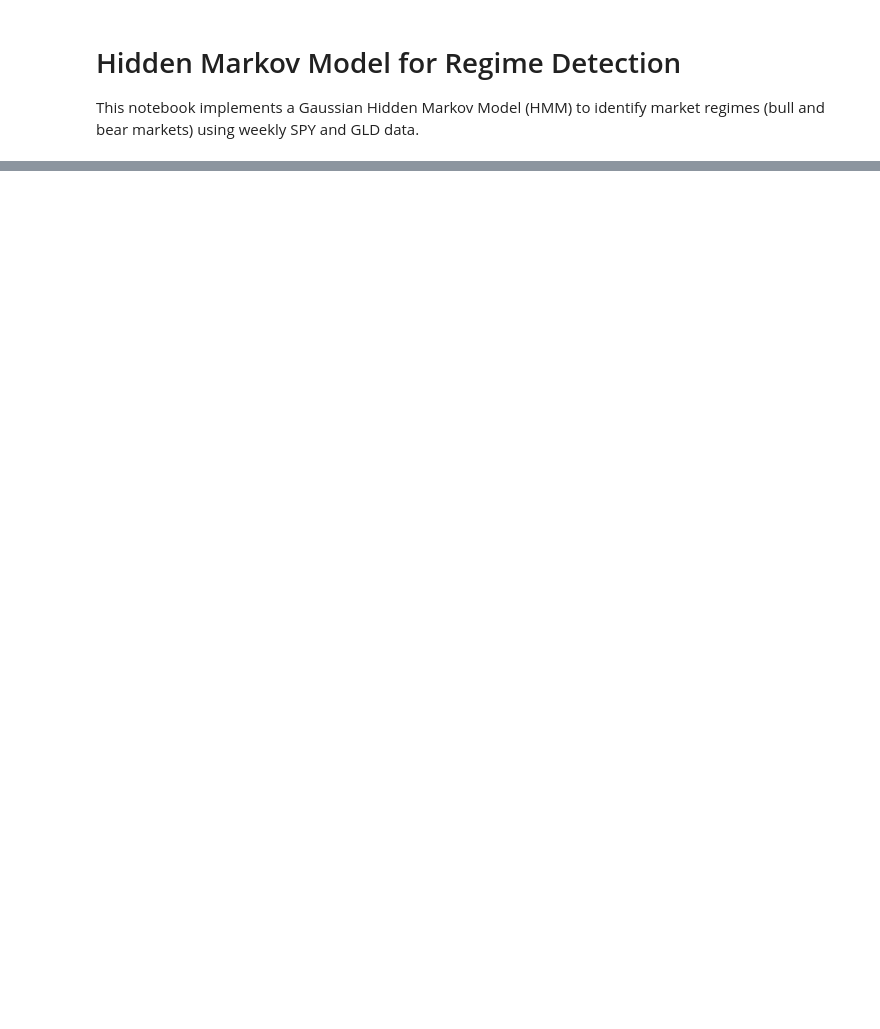
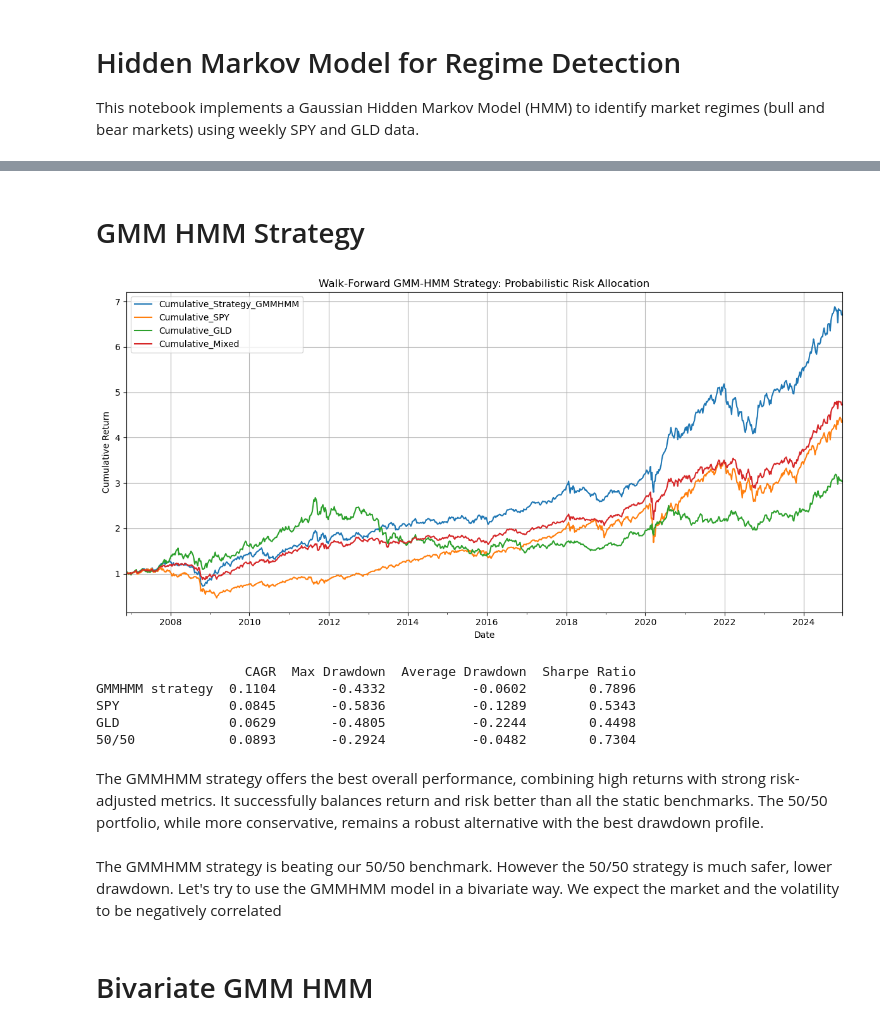
Before and after one commit to tommasoravasio/HMM-SPY-GLD-Strategy, a Jupyter notebook: hmm_strategy.ipynb, the cells around one changed output, grey strips where cells are left out. Cells and saved outputs as stored; diff of their text form; code cells hidden in the pictures; blank space fills up the shorter version.

Commit message:
implemented biv GMM HMM, adjusted the notebook and commented the process

```diff
--- a/hmm_strategy.ipynb
+++ b/hmm_strategy.ipynb
@@ -301,0 +252,2 @@ GLD              0.1045       -0.5461           -0.0999        0.6316
+# %% [markdown]
+# GMM HMM Strategy
@@ -301,0 +296,41 @@ GLD              0.1045       -0.5461           -0.0999        0.6316
+# %%
+strategy_df_gmm = pd.DataFrame(strategy_returns_GMMHMM, columns=[ 'Date', 'Strategy_Return_GMMHMM', 'SPY_Return', 'GLD_Return', 'GLD_Weight'])
+strategy_df_gmm.set_index( 'Date', inplace=True)
+strategy_df_gmm['Cumulative_Strategy_GMMHMM'] = (1+strategy_df_gmm['Strategy_Return_GMMHMM']).cumprod()
+strategy_df_gmm['Cumulative_SPY'] = (1 + strategy_df_gmm ['SPY_Return']).cumprod()
+strategy_df_gmm['Cumulative_GLD'] = (1 + strategy_df_gmm ['GLD_Return']).cumprod()
+strategy_df_gmm['Mixed_Returns'] = np.log( 0.5 * np.exp(strategy_df_gmm['SPY_Return']) + 0.5 * np.exp(strategy_df_gmm['GLD_Return']) )
+strategy_df_gmm['Cumulative_Mixed'] = (1+strategy_df_gmm['Mixed_Returns']).cumprod()
+# %%
+strategy_df_gmm[['Cumulative_Strategy_GMMHMM', 'Cumulative_SPY','Cumulative_GLD','Cumulative_Mixed']].plot(figsize=(12, 6))
+plt.title("Walk-Forward GMM-HMM Strategy: Probabilistic Risk Allocation")
+plt.ylabel("Cumulative Return")
+plt.grid(True)
+plt.tight_layout()
+plt.show()
+# %% [output]
+[figure, added]
+# %%
+stats_strategy_gmm = compute_stats(strategy_df_gmm['Strategy_Return_GMMHMM'], freq='W')
+stats_spy = compute_stats(strategy_df_gmm['SPY_Return'], freq='W')
+stats_gld = compute_stats(strategy_df_gmm['GLD_Return'],freq='W' )
+stats_mixed = compute_stats(strategy_df_gmm['Mixed_Returns'],freq='W' )
+
+report = pd.DataFrame(
+    [stats_strategy_gmm, stats_spy, stats_gld, stats_mixed],
+    index=['GMMHMM strategy', 'SPY', 'GLD','50/50']
+)
+
+print(report.round(4))
+# %% [output]
+                   CAGR  Max Drawdown  Average Drawdown  Sharpe Ratio
+GMMHMM strategy  0.1104       -0.4332           -0.0602        0.7896
+SPY              0.0845       -0.5836           -0.1289        0.5343
+GLD              0.0629       -0.4805           -0.2244        0.4498
+50/50            0.0893       -0.2924           -0.0482        0.7304
+# %% [markdown]
+The GMMHMM strategy offers the best overall performance, combining high returns with strong risk-adjusted metrics. It successfully balances return and risk better than all the static benchmarks. The 50/50 portfolio, while more conservative, remains a robust alternative with the best drawdown profile.
+# %% [markdown]
+The GMMHMM strategy is beating our 50/50 benchmark. However the 50/50 strategy is much safer, lower drawdown. Let's try to use the GMMHMM model in a bivariate way.  We expect the market and the volatility to be negatively correlated
+# %% [markdown]
+# Bivariate GMM HMM
```
Also changed, not shown: parts of 46 cells of this notebook, 6 other files.
